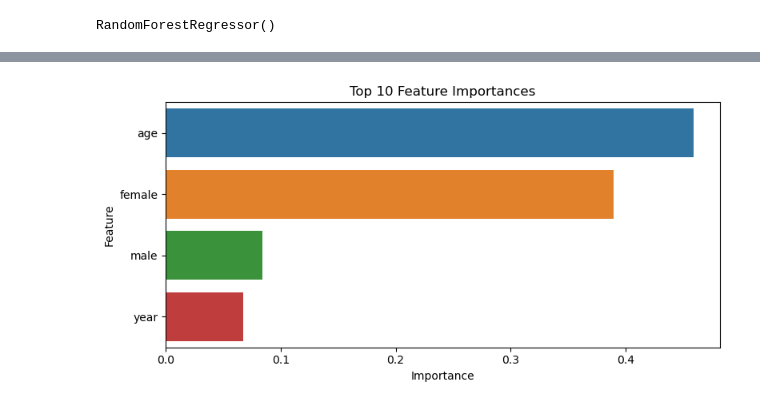
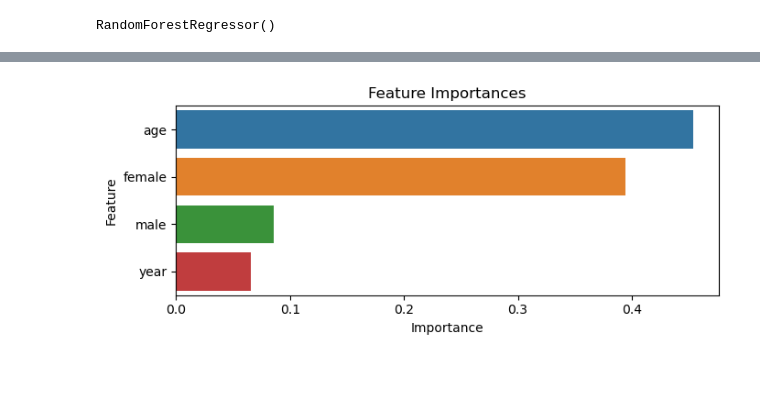
Before and after one commit to JMiceli7/gender-gap-analysis, a Jupyter notebook: gender_gap_analysis.ipynb, the cells around one changed output, grey strips where cells are left out. Drawn from its saved outputs; the diff is of its cells as text; code cells hidden in the pictures; blank space fills up the shorter version.

Commit message:
updating master file, added image codes and image folder

```diff
--- a/gender_gap_analysis.ipynb
+++ b/gender_gap_analysis.ipynb
@@ -1315,23 +1800,28 @@ Updated Feature Importances:
 # %%
-# Assuming X_train_clean.columns contains the feature names
+# Re-examine features
 updated_feature_importances = model_2.feature_importances_
 
-# Create a DataFrame with feature names and their importance scores
+# Create a new DataFrame with updated feature names and their importance scores
 updated_importance_df = pd.DataFrame({
     'Feature': updated_feature_names,
     'Importance': updated_feature_importances
 })
 
 # Sort the DataFrame by importance (most important features at the top)
 updated_importance_df = updated_importance_df.sort_values(by='Importance', ascending=False)
 
 # Plot the feature importances using seaborn
-plt.figure(figsize=(8, 4))
+plt.figure(figsize=(7, 3))
 sns.barplot(x='Importance', y='Feature', data=updated_importance_df.head(10))  # Show top 10 features
-plt.title('Top 10 Feature Importances')
+plt.title('Feature Importances')
 plt.xlabel('Importance')
 plt.ylabel('Feature')
 plt.tight_layout()
+
+# Save the plot to a specific path
+plt.savefig('Project 4 Graphics/Regression Model limited features.png', dpi=300)
+
+
 plt.show()
 # %% [output]
-[figure, old version]
+[figure, new version]
```
Also changed, not shown: parts of 61 cells of this notebook, 27 other files.
